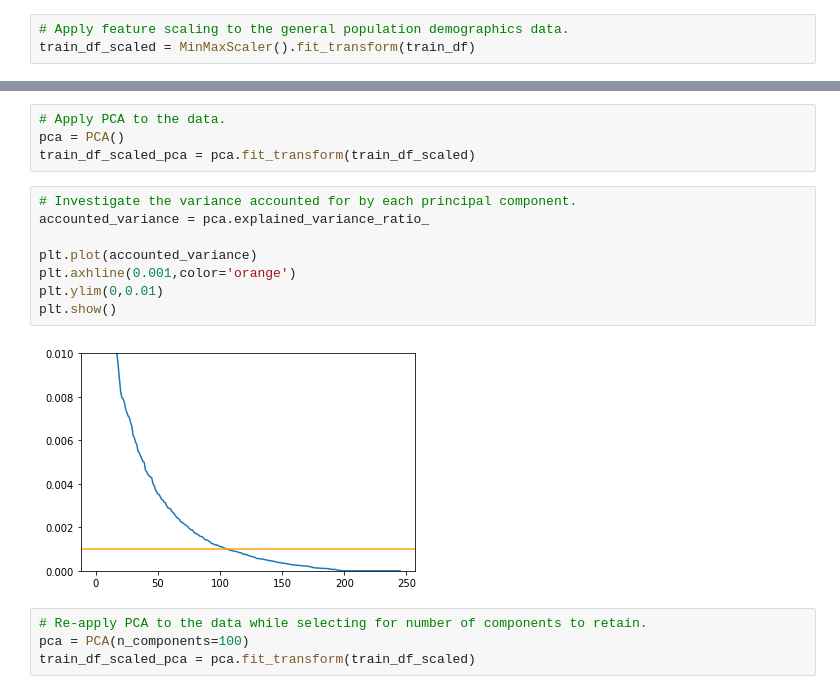
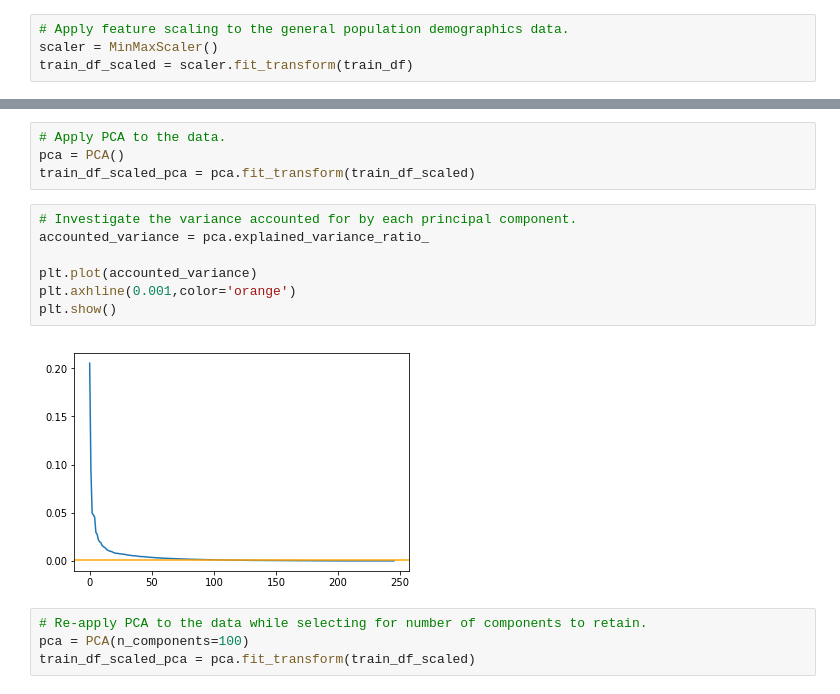
Before and after one commit to MarcoCaglia/customer_segments_udacity, a Jupyter notebook: Identify_Customer_Segments.ipynb, the cells around one changed output, grey strips where cells are left out. Drawn from its saved outputs; the diff is of its cells as text.

```diff
--- a/Identify_Customer_Segments.ipynb
+++ b/Identify_Customer_Segments.ipynb
@@ -642,7 +646,8 @@ assert train_df.isnull().sum().sum() == 0
 COUNTER: 0
 # %%
 # Apply feature scaling to the general population demographics data.
-train_df_scaled = MinMaxScaler().fit_transform(train_df)
+scaler = MinMaxScaler()
+train_df_scaled = scaler.fit_transform(train_df)
 # %% [markdown]
 ### Discussion 2.1: Apply Feature Scaling
 
@@ -664,13 +669,12 @@ train_df_scaled_pca = pca.fit_transform(train_df_scaled)
 # %%
 # Investigate the variance accounted for by each principal component.
 accounted_variance = pca.explained_variance_ratio_
 
 plt.plot(accounted_variance)
 plt.axhline(0.001,color='orange')
-plt.ylim(0,0.01)
 plt.show()
 # %% [output]
-[figure, old version]
+[figure, new version]
 # %%
 # Re-apply PCA to the data while selecting for number of components to retain.
 pca = PCA(n_components=100)
```
Also changed, not shown: parts of 9 cells of this notebook, 1 other file.
